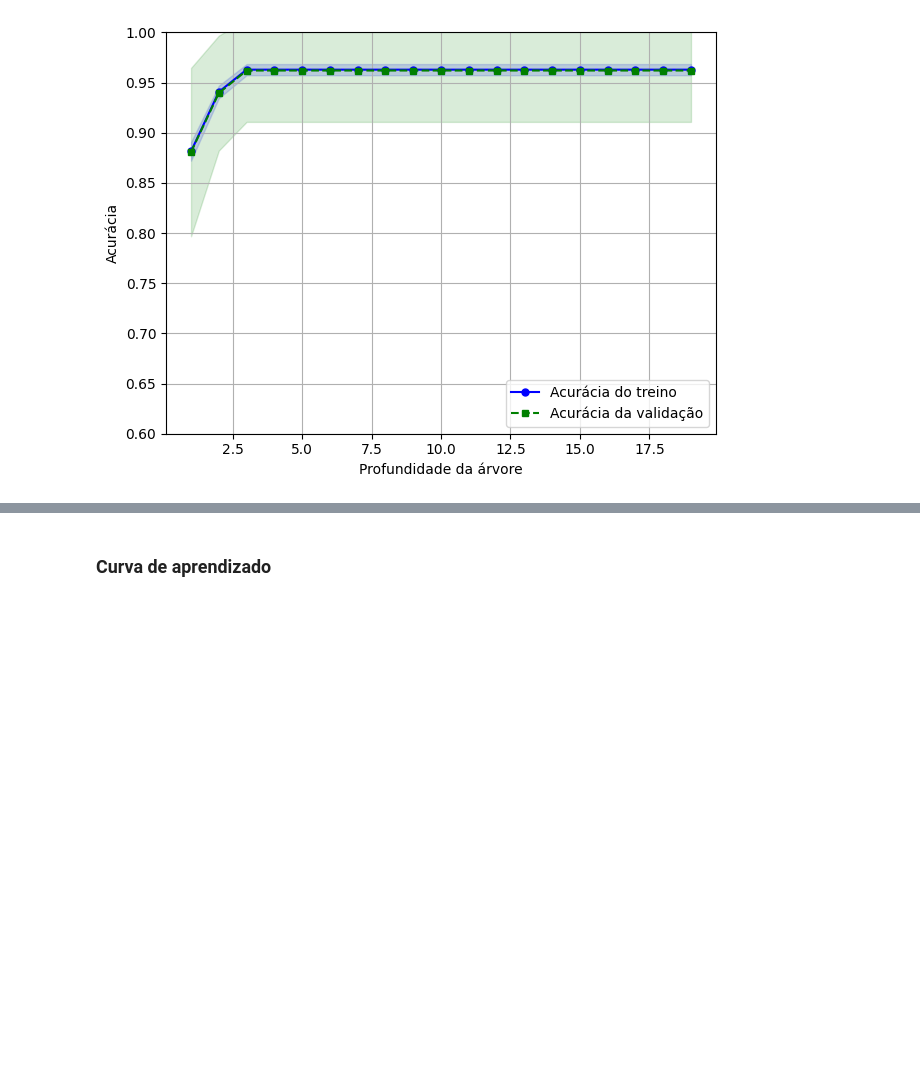
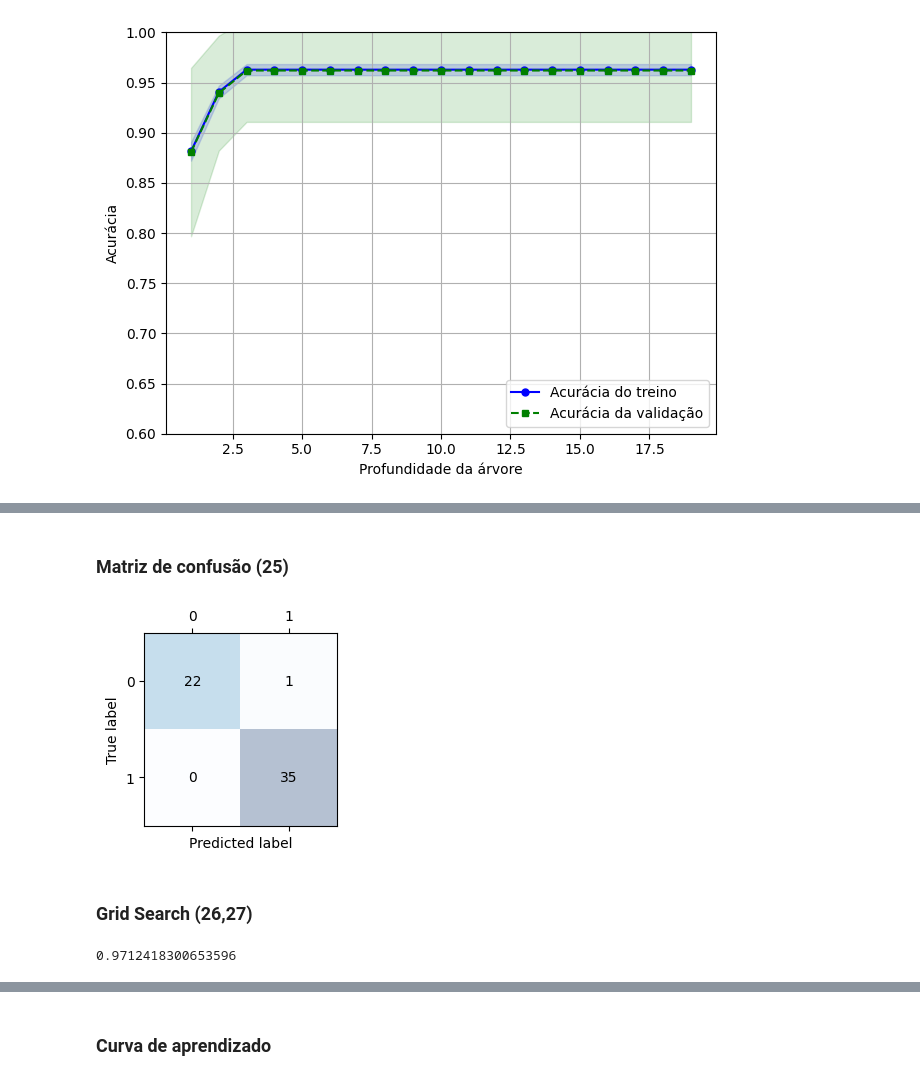
Before and after one commit to bbastos1310/projeto_mod5, a Jupyter notebook: projeto_modulo5.ipynb, the cells around one changed output, grey strips where cells are left out. Cells and saved outputs as stored; diff of their text form; code cells hidden in the pictures; blank space fills up the shorter version.

```diff
--- a/projeto_modulo5.ipynb
+++ b/projeto_modulo5.ipynb
@@ -550,0 +647,17 @@ plt.show()
+# %%
+from sklearn.model_selection import RandomizedSearchCV
+
+param_range_rs = {'Tree__max_depth': range(1,11),
+                  'Tree__criterion': ['gini', 'entropy']}
+
+
+rs_tree = RandomizedSearchCV( estimator = pipe_tree,
+                         param_distributions = param_range_rs,
+                         scoring = 'f1',
+                         cv = 10,
+                         refit = True,
+                         n_jobs = -1,
+                         random_state = 42,
+                         n_iter = 6)
+rs_tree = rs_tree.fit(X_train, y_train)
+rs_tree.best_score_
@@ -550,0 +720,38 @@ plt.show()
+# %% [markdown]
+### Matriz de confusão (25)
+# %%
+from sklearn.metrics import confusion_matrix
+
+confmat = confusion_matrix(y_true = y_test, y_pred = y_pred)
+fig, cm_DT = plt.subplots(figsize=(2.5, 2.5))
+cm_DT.matshow(confmat, cmap=plt.cm.Blues, alpha=0.3)
+
+for i in range(confmat.shape[0]):
+    for j in range(confmat.shape[1]):
+        cm_DT.text(x=j, y=i,
+            s=confmat[i, j],
+            va='center', ha='center')
+plt.xlabel('Predicted label')
+plt.ylabel('True label')
+plt.show()
+# %% [output]
+[figure, added]
+# %% [markdown]
+### Grid Search (26,27)
+# %%
+from sklearn.model_selection import GridSearchCV
+
+param_range_gs = {'Tree__max_depth': range(1,11),
+                  'Tree__criterion': ['gini', 'entropy']}
+
+
+gs_tree = GridSearchCV ( estimator = pipe_tree,
+                         param_grid = param_range_gs,
+                         scoring = 'f1',
+                         cv = 10,
+                         refit = True,
+                         n_jobs = -1)
+gs_tree = gs_tree.fit(X_train, y_train)
+gs_tree.best_score_
+# %% [output]
+0.9712418300653596
```
Also changed, not shown: parts of 57 cells of this notebook.
